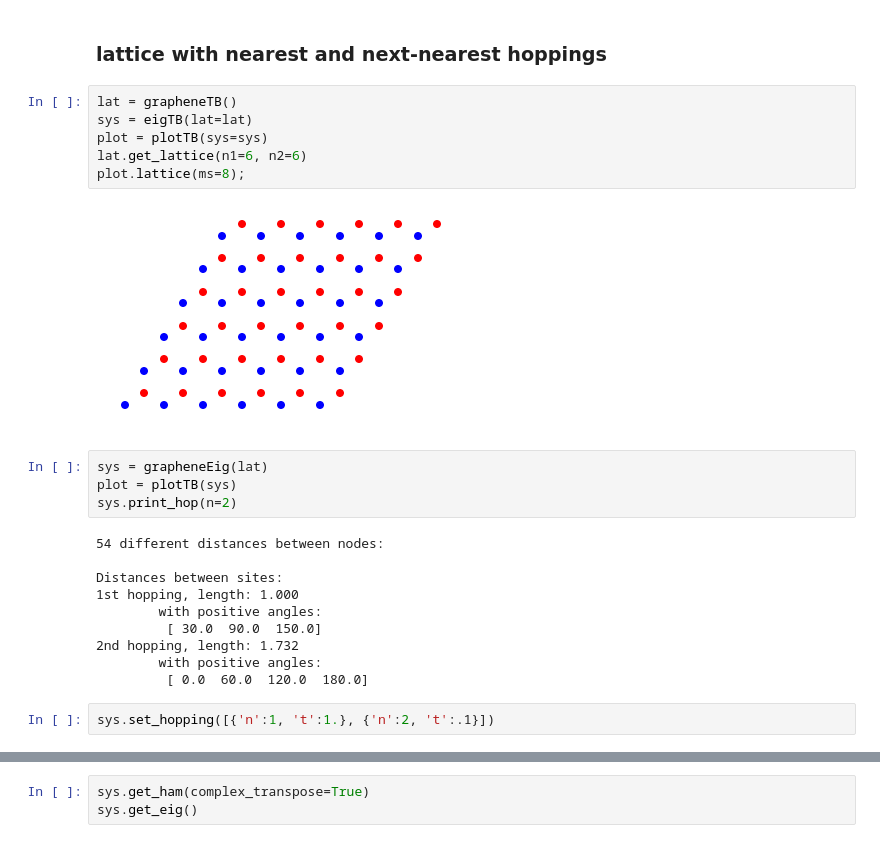
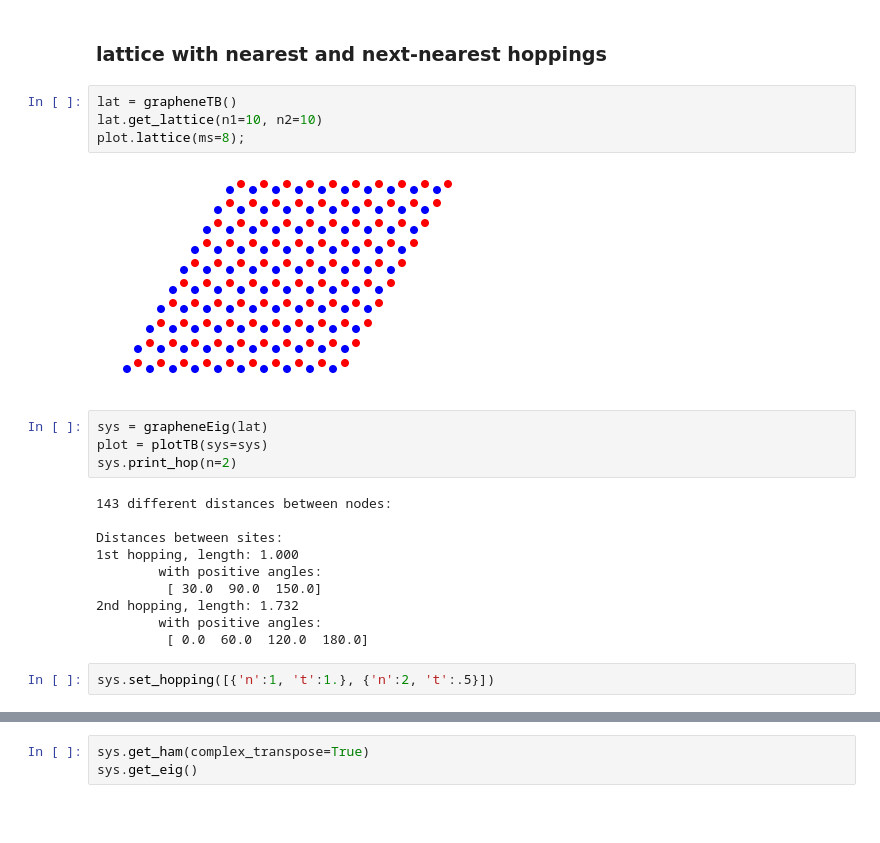
Before and after one commit to cpoli/tbee, a Jupyter notebook: TB/Examples_grapheneTB.ipynb, the cells around one changed output, grey strips where cells are left out. Drawn from its saved outputs; the diff is of its cells as text; blank space fills up the shorter version.

Commit message:
unittest lattice+system

```diff
--- a/TB/Examples_grapheneTB.ipynb
+++ b/TB/Examples_grapheneTB.ipynb
@@ -13,18 +13,16 @@ import matplotlib.pyplot as plt
 ### lattice with nearest and next-nearest hoppings
 # %%
 lat = grapheneTB()
-sys = eigTB(lat=lat)
-plot = plotTB(sys=sys)
-lat.get_lattice(n1=6, n2=6)
+lat.get_lattice(n1=10, n2=10)
 plot.lattice(ms=8);
 # %% [output]
-[figure, old version]
+[figure, new version]
 # %%
 sys = grapheneEig(lat)
-plot = plotTB(sys)
+plot = plotTB(sys=sys)
 sys.print_hop(n=2)
 # %% [output]
-54 different distances between nodes:
+143 different distances between nodes:
 
 Distances between sites:
 1st hopping, length: 1.000
@@ -34,4 +32,4 @@ Distances between sites:
         with positive angles:
          [ 0.0  60.0  120.0  180.0]
 # %%
-sys.set_hopping([{'n':1, 't':1.}, {'n':2, 't':.1}])
+sys.set_hopping([{'n':1, 't':1.}, {'n':2, 't':.5}])
```
Also changed, not shown: parts of 18 cells of this notebook, 31 other files.
